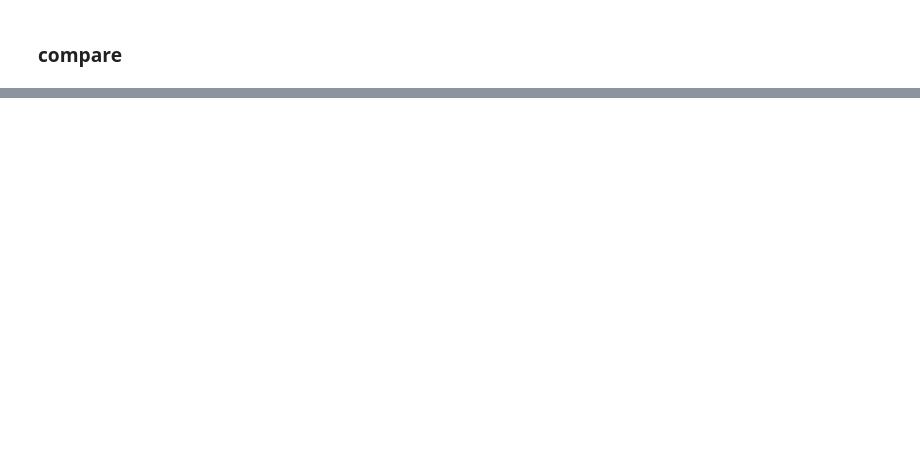
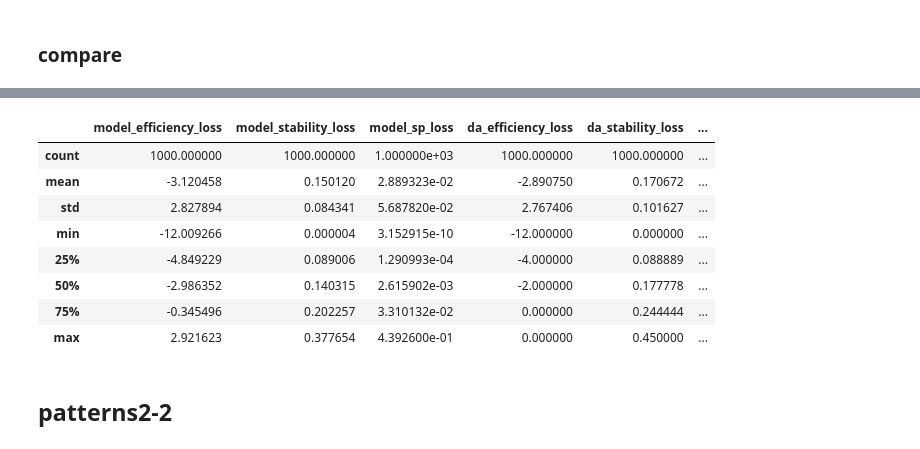
Before and after one commit to meina-t/matching_with_dl, a Jupyter notebook: dual_primal_matching.ipynb, the cells around one changed output, grey strips where cells are left out. Cells and saved outputs as stored; diff of their text form; code cells hidden in the pictures; blank space fills up the shorter version.

```diff
--- a/dual_primal_matching.ipynb
+++ b/dual_primal_matching.ipynb
@@ -233,0 +365,12 @@ generate_efficient_stable_matchings(stable_matching, p, q)
+# %%
+no_tie_patterns = list(itertools.permutations([3, 2, 1]))
+# %%
+import random
+random.seed(314)
+
+one_tie_2_1 = normalize_tuples(one_tie_2_1)
+no_tie_patterns = normalize_tuples(no_tie_patterns)
+preference_list_p = list(itertools.product(no_tie_patterns, repeat=3))
+preference_list_q = list(itertools.product(one_tie_2_1, repeat=3))
+pairs = [(random.choice(preference_list_p), random.choice(preference_list_q)) for _ in range(1000)]
+df_1 = pd.DataFrame(pairs, columns=['p', 'q'])
@@ -233,0 +393,2 @@ generate_efficient_stable_matchings(stable_matching, p, q)
+# %%
+df_1 = apply_features(cfg, model, df_1)
@@ -233,0 +397,14 @@ generate_efficient_stable_matchings(stable_matching, p, q)
+# %%
+df_1 = convert_to_float(df_1)
+# %%
+df_1.describe()
+# %% [output]
+|  | model_efficiency_loss | model_stability_loss | model_sp_loss | da_efficiency_loss | da_stability_loss | ... |
+| count | 1000.000000 | 1000.000000 | 1.000000e+03 | 1000.000000 | 1000.000000 | ... |
+| mean | -3.120458 | 0.150120 | 2.889323e-02 | -2.890750 | 0.170672 | ... |
+| std | 2.827894 | 0.084341 | 5.687820e-02 | 2.767406 | 0.101627 | ... |
+| min | -12.009266 | 0.000004 | 3.152915e-10 | -12.000000 | 0.000000 | ... |
+| 25% | -4.849229 | 0.089006 | 1.290993e-04 | -4.000000 | 0.088889 | ... |
+| 50% | -2.986352 | 0.140315 | 2.615902e-03 | -2.000000 | 0.177778 | ... |
+| 75% | -0.345496 | 0.202257 | 3.310132e-02 | 0.000000 | 0.244444 | ... |
+| max | 2.921623 | 0.377654 | 4.392600e-01 | 0.000000 | 0.450000 | ... |
@@ -233,0 +414,2 @@ generate_efficient_stable_matchings(stable_matching, p, q)
+# %% [markdown]
+## patterns2-2
```
Also changed, not shown: parts of 48 cells of this notebook, 7 other files.
